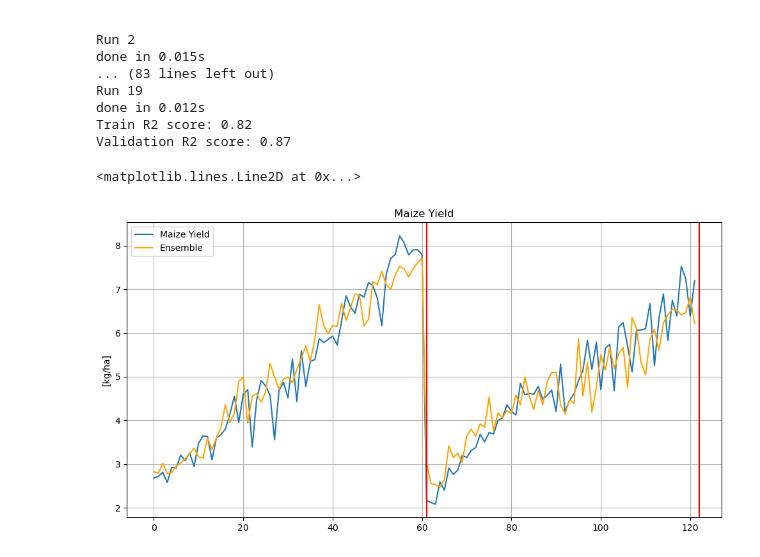
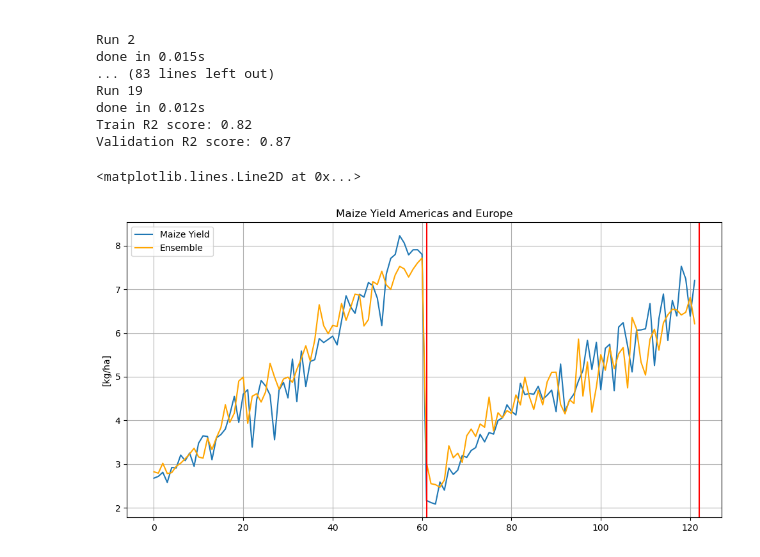
Before and after one commit to luigiselmi/climate, a Jupyter notebook: iia/fao/faostat_world_regions.ipynb, the cells around one changed output. Drawn from its saved outputs; the diff is of its cells as text; code cells hidden in the pictures.

Commit message:
crop yield americas and europe

```diff
--- a/iia/fao/faostat_world_regions.ipynb
+++ b/iia/fao/faostat_world_regions.ipynb
@@ -805,15 +805,15 @@ ensemble = predictions.sum(axis=1) / num_ensemble_members
 # %%
 fig = plt.figure(figsize=(12, 6))
 ax = fig.add_subplot()
-ax.set_title('Maize Yield ')
+ax.set_title('Maize Yield Americas and Europe')
 ax.set_ylabel('[kg/ha]');
 ax.grid(True, which='both')
 pd_maize_yield, = plt.plot(y / 10000, label='Maize Yield')
 #pd_predictions_best, = plt.plot(best_model_predictions / 10000, label='Best model', color='green')
 pd_ensemble, = plt.plot(ensemble / 10000, label='Ensemble', color='orange')
 plt.legend(handles=[pd_maize_yield, pd_ensemble], loc='upper left')
 plt.axvline(x = 61, color = 'red') # Americas
 plt.axvline(x = 122, color = 'red') # Europe
 # %% [output]
 <matplotlib.lines.Line2D at 0x...>
-[figure, old version]
+[figure, new version]
```
